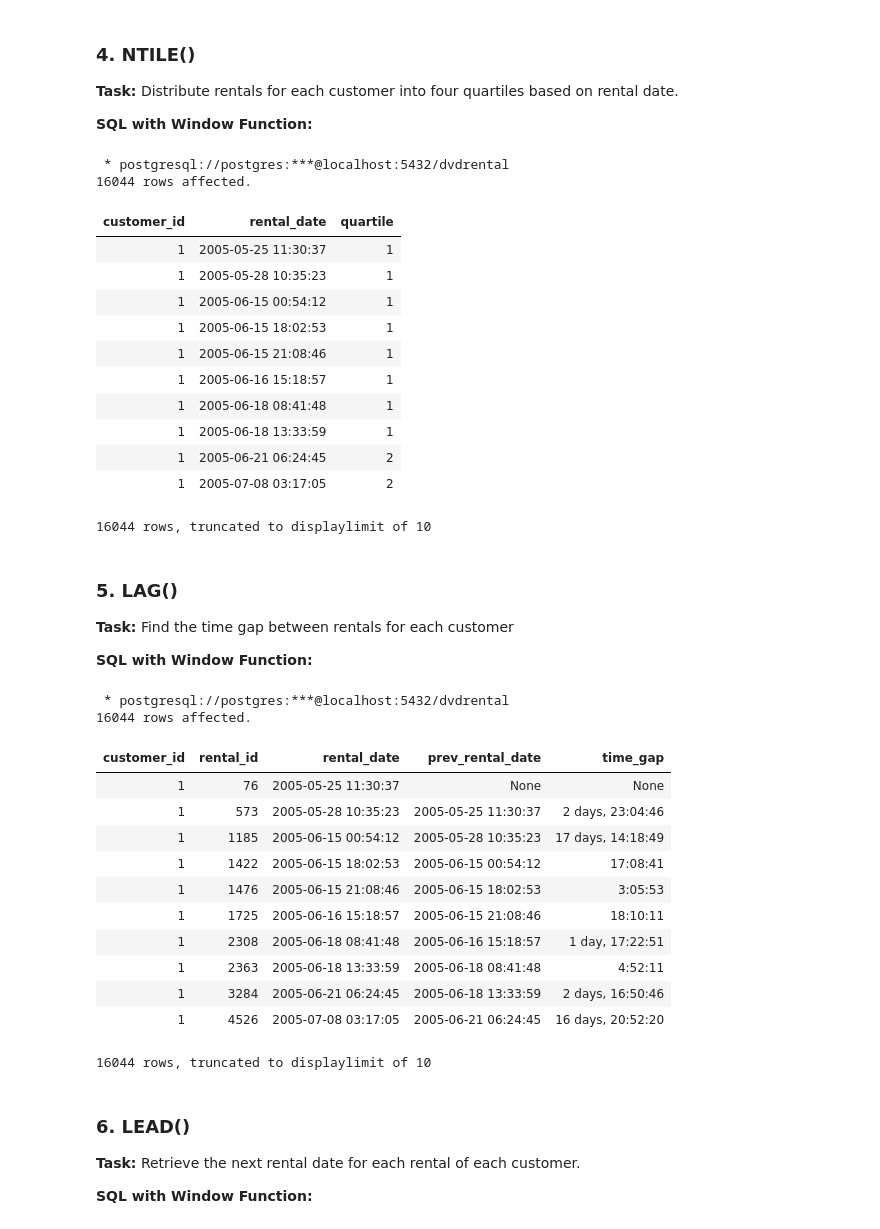
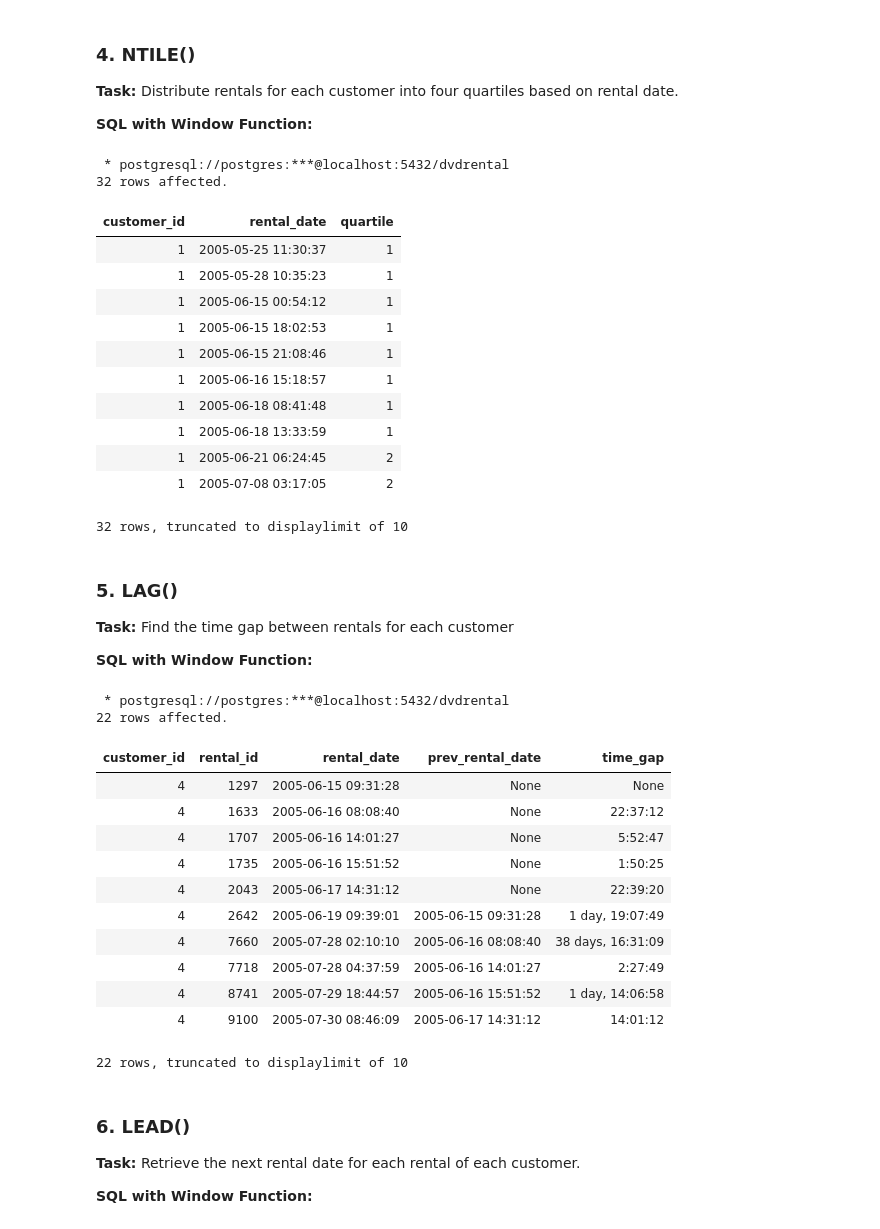
Before and after one commit to TRU-DASC/DASC_5410_students, a Jupyter notebook: _sources/lectures/lecture10.ipynb, the cells around one changed output. Drawn from its saved outputs; the diff is of its cells as text; code cells hidden in the pictures.

```diff
--- a/_sources/lectures/lecture10.ipynb
+++ b/_sources/lectures/lecture10.ipynb
@@ -200,10 +215,11 @@ SELECT
     customer_id,
     rental_date,
     NTILE(4) OVER (PARTITION BY customer_id ORDER BY rental_date) AS quartile
-FROM rental;
+FROM rental
+WHERE customer_id = 1;
 # %% [output]
  * postgresql://postgres:***@localhost:5432/dvdrental
-16044 rows affected.
+32 rows affected.
 | customer_id | rental_date | quartile |
 | 1 | 2005-05-25 11:30:37 | 1 |
 | 1 | 2005-05-28 10:35:23 | 1 |
@@ -215,7 +231,7 @@ FROM rental;
 | 1 | 2005-06-18 13:33:59 | 1 |
 | 1 | 2005-06-21 06:24:45 | 2 |
 | 1 | 2005-07-08 03:17:05 | 2 |
-16044 rows, truncated to displaylimit of 10
+32 rows, truncated to displaylimit of 10
 # %% [markdown]
 ### 5. LAG()
 **Task:** Find the time gap between rentals for each customer
@@ -224,28 +240,29 @@ FROM rental;
 # %%
 %%sql
 SELECT
     customer_id,
     rental_id,
     rental_date,
-    LAG(rental_date) OVER (PARTITION BY customer_id ORDER BY rental_date) AS prev_rental_date,
+    LAG(rental_date, 5) OVER (PARTITION BY customer_id ORDER BY rental_date) AS prev_rental_date,
     rental_date - LAG(rental_date) OVER (PARTITION BY customer_id ORDER BY rental_date) AS time_gap
 FROM
-    rental;
+    rental
+WHERE customer_id = 4;
 # %% [output]
  * postgresql://postgres:***@localhost:5432/dvdrental
-16044 rows affected.
+22 rows affected.
 | customer_id | rental_id | rental_date | prev_rental_date | time_gap |
-| 1 | 76 | 2005-05-25 11:30:37 | None | None |
-| 1 | 573 | 2005-05-28 10:35:23 | 2005-05-25 11:30:37 | 2 days, 23:04:46 |
-| 1 | 1185 | 2005-06-15 00:54:12 | 2005-05-28 10:35:23 | 17 days, 14:18:49 |
-| 1 | 1422 | 2005-06-15 18:02:53 | 2005-06-15 00:54:12 | 17:08:41 |
-| 1 | 1476 | 2005-06-15 21:08:46 | 2005-06-15 18:02:53 | 3:05:53 |
-| 1 | 1725 | 2005-06-16 15:18:57 | 2005-06-15 21:08:46 | 18:10:11 |
-| 1 | 2308 | 2005-06-18 08:41:48 | 2005-06-16 15:18:57 | 1 day, 17:22:51 |
-| 1 | 2363 | 2005-06-18 13:33:59 | 2005-06-18 08:41:48 | 4:52:11 |
-| 1 | 3284 | 2005-06-21 06:24:45 | 2005-06-18 13:33:59 | 2 days, 16:50:46 |
-| 1 | 4526 | 2005-07-08 03:17:05 | 2005-06-21 06:24:45 | 16 days, 20:52:20 |
+| 4 | 1297 | 2005-06-15 09:31:28 | None | None |
+| 4 | 1633 | 2005-06-16 08:08:40 | None | 22:37:12 |
+| 4 | 1707 | 2005-06-16 14:01:27 | None | 5:52:47 |
+| 4 | 1735 | 2005-06-16 15:51:52 | None | 1:50:25 |
+| 4 | 2043 | 2005-06-17 14:31:12 | None | 22:39:20 |
+| 4 | 2642 | 2005-06-19 09:39:01 | 2005-06-15 09:31:28 | 1 day, 19:07:49 |
+| 4 | 7660 | 2005-07-28 02:10:10 | 2005-06-16 08:08:40 | 38 days, 16:31:09 |
+| 4 | 7718 | 2005-07-28 04:37:59 | 2005-06-16 14:01:27 | 2:27:49 |
+| 4 | 8741 | 2005-07-29 18:44:57 | 2005-06-16 15:51:52 | 1 day, 14:06:58 |
+| 4 | 9100 | 2005-07-30 08:46:09 | 2005-06-17 14:31:12 | 14:01:12 |
-16044 rows, truncated to displaylimit of 10
+22 rows, truncated to displaylimit of 10
 # %% [markdown]
 ### 6. LEAD()
 **Task:** Retrieve the next rental date for each rental of each customer.
```
Also changed, not shown: parts of 8 cells of this notebook, 15 other files.
